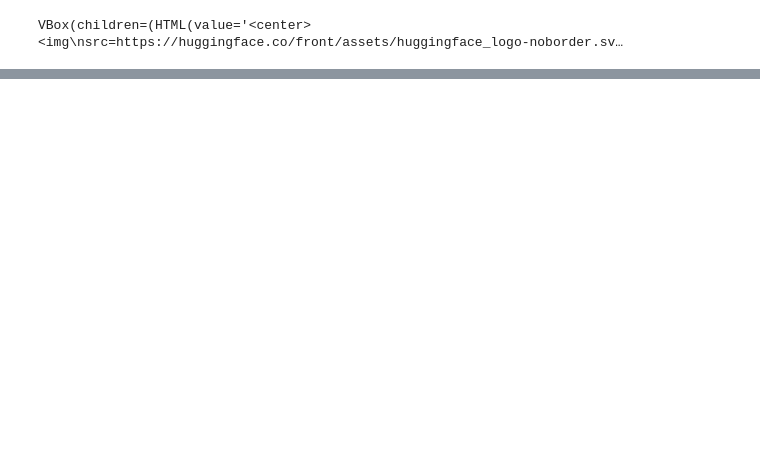
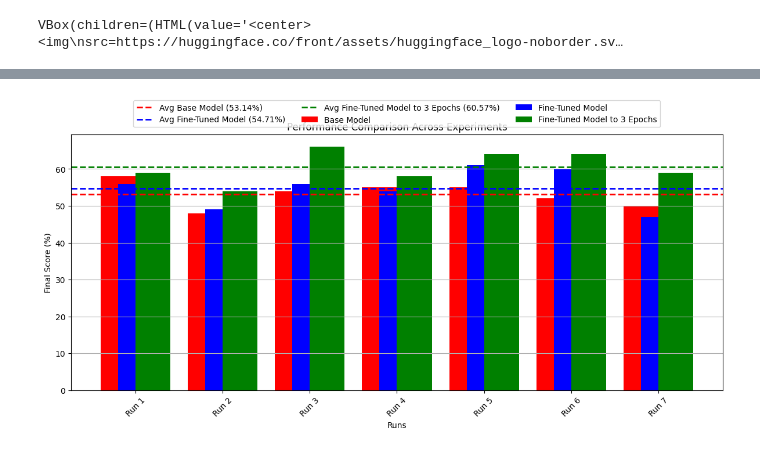
Before and after one commit to josedella/llm-nyquist, a Jupyter notebook: scripts/evaluate.ipynb, the cells around one changed output, grey strips where cells are left out. Saved outputs shown, nothing was run; the diff lists cells and outputs as text; code cells hidden in the pictures; blank space fills up the shorter version.

```diff
--- a/scripts/evaluate.ipynb
+++ b/scripts/evaluate.ipynb
@@ -266,0 +465,67 @@ Responses saved to 'fine_tuned_model_responses.json' and 'base_model_responses.j
+# %%
+import json
+import matplotlib.pyplot as plt
+import glob
+import os
+
+# Change directory to where experiment files are stored
+os.chdir('/content/drive/My Drive/UCF/BogenMaterials/runs/run2')
+
+# Glob to find all files with the naming pattern
+file_pattern = 'experiments_results*.json'
+experiment_files = glob.glob(file_pattern)
+
+# Check if files were found
+if not experiment_files:
+    raise FileNotFoundError(f"No files matching pattern '{file_pattern}' were found in the current directory.")
+
+# Initialize lists to store final averages
+ft_final_averages = []
+ft3ep_final_averages = []
+base_final_averages = []
+
+# Process each file
+for file_path in experiment_files:
+    with open(file_path, 'r') as file:
+        experiments = json.load(file)
+
+    # Extract Final_Averages section
+    if "Final_Averages" in experiments:
+        ft_final_averages.append(experiments["Final_Averages"]["Fine_Tuned_Model"] * 100)  # Convert to percentage
+        ft3ep_final_averages.append(experiments["Final_Averages"]["Fine_Tuned_3Epochs_Model"] * 100)  # Convert to percentage
+        base_final_averages.append(experiments["Final_Averages"]["Base_Model"] * 100)  # Convert to percentage
+
+# Ensure data exists
+if not ft_final_averages or not base_final_averages:
+    raise ValueError("No final averages were collected. Check the input files for valid data.")
+
+# Calculate average performance for each model
+avg_base = sum(base_final_averages) / len(base_final_averages)
+avg_ft = sum(ft_final_averages) / len(ft_final_averages)
+avg_ft3ep = sum(ft3ep_final_averages) / len(ft3ep_final_averages)
+
+# Create a bar plot for Final Averages
+plt.figure(figsize=(12, 6))
+x = range(len(ft_final_averages))  # X positions for bars
+
+# Bar Plot
+plt.bar([i - 0.2 for i in x], base_final_averages, width=0.4, label="Base Model", color="red")  # Red for base
+plt.bar([i for i in x], ft_final_averages, width=0.4, label="Fine-Tuned Model", color="blue")  # Blue for fine-tuned
+plt.bar([i + 0.2 for i in x], ft3ep_final_averages, width=0.4, label="Fine-Tuned Model to 3 Epochs", color="green")  # Green for 3 epochs
+
+# Add horizontal lines for average performances
+plt.axhline(y=avg_base, color='red', linestyle='--', linewidth=2, label=f"Avg Base Model ({avg_base:.2f}%)")
+plt.axhline(y=avg_ft, color='blue', linestyle='--', linewidth=2, label=f"Avg Fine-Tuned Model ({avg_ft:.2f}%)")
+plt.axhline(y=avg_ft3ep, color='green', linestyle='--', linewidth=2, label=f"Avg Fine-Tuned Model to 3 Epochs ({avg_ft3ep:.2f}%)")
+
+# Formatting
+plt.xticks(x, [f"Run {i+1}" for i in x], rotation=45)
+plt.title("Performance Comparison Across Experiments")
+plt.xlabel("Runs")
+plt.ylabel("Final Score (%)")
+plt.legend(loc='upper center', bbox_to_anchor=(0.5, 1.15), ncol=3)  # Move legend to the top, outside the plot
+plt.grid(axis="y")
+plt.tight_layout()
+plt.show()
+# %% [output]
+[figure, added]
```
Also changed, not shown: parts of 9 cells of this notebook, 25 other files.
